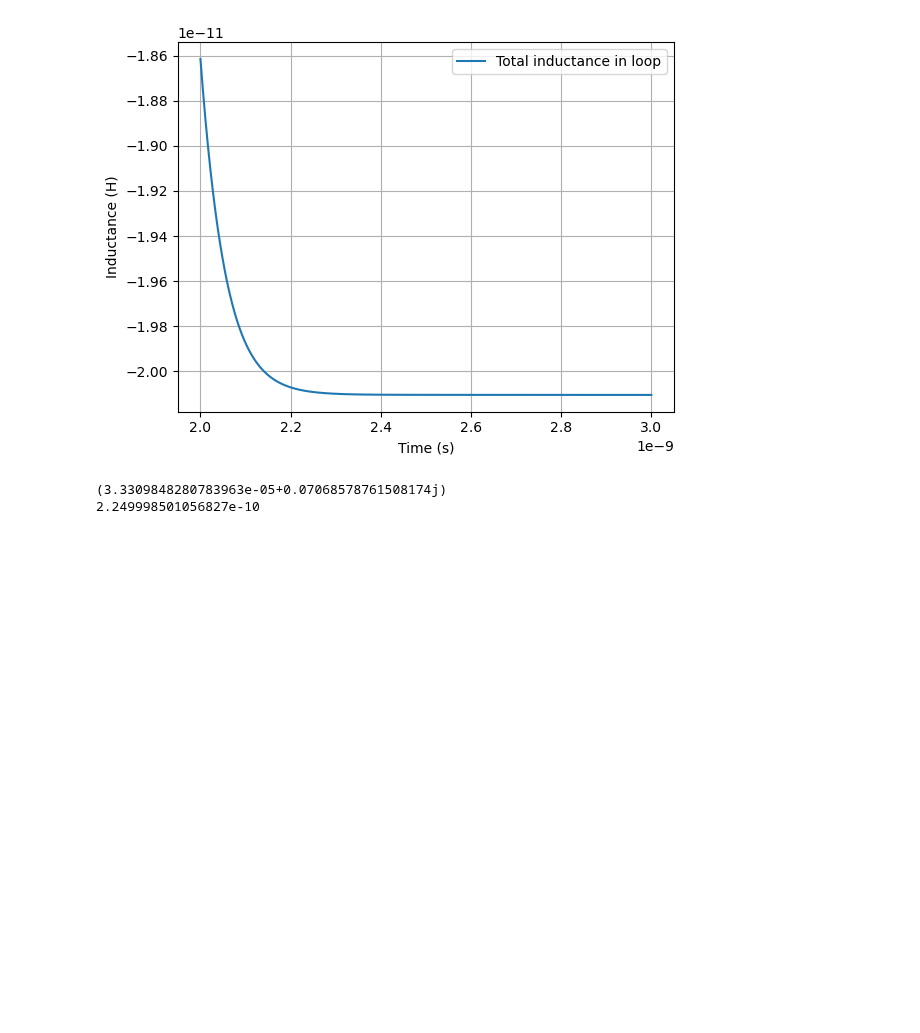
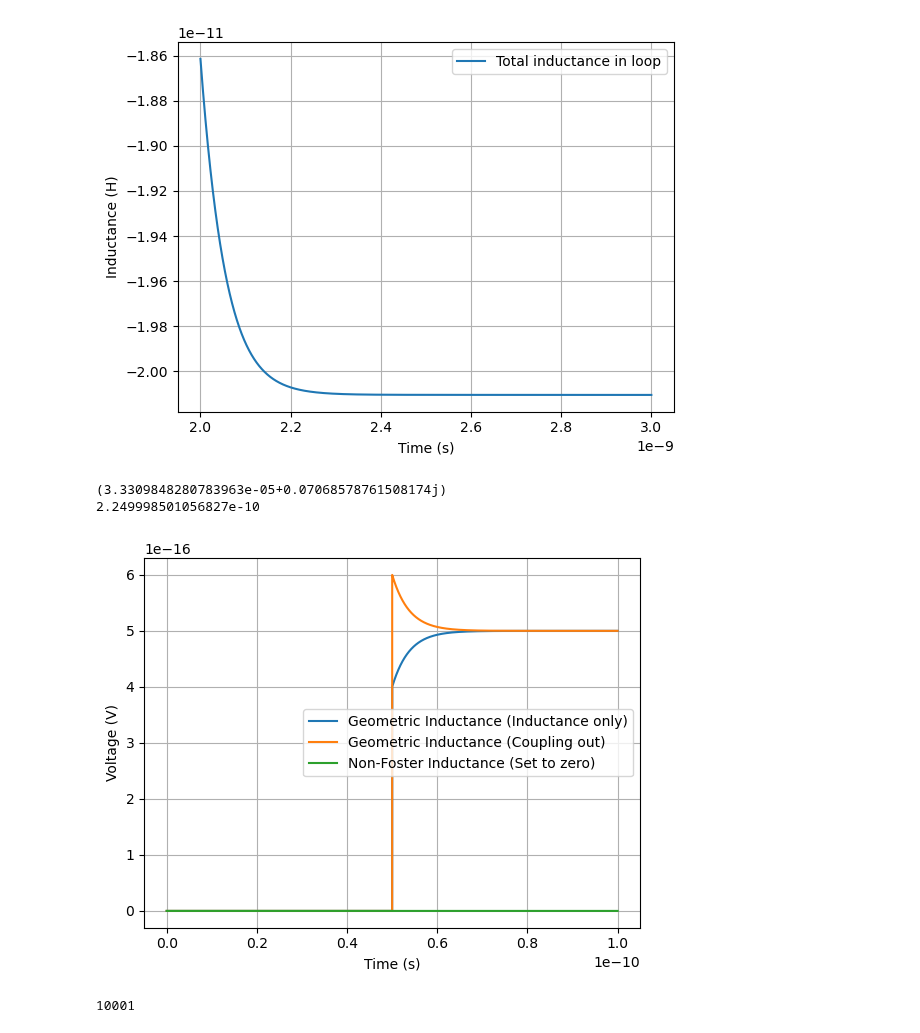
Before and after one commit to SLAC-FPD/bode-fano, a Jupyter notebook: time_domain_bfebest.ipynb, the cells around one changed output. Cells and saved outputs as stored; diff of their text form; code cells hidden in the pictures; blank space fills up the shorter version.

```diff
--- a/time_domain_bfebest.ipynb
+++ b/time_domain_bfebest.ipynb
@@ -338,3 +342,32 @@ print(z_out.imag / omega)
 # %% [output]
 (3.3309848280783963e-05+0.07068578761508174j)
 2.249998501056827e-10
+# %%
+cd = CircuitData()
+cd.filename = "examples/IndCancel_pulsed_1e-15_nobfe"
+cd.read_results()
+# %%
+# When it goes up
+time_array = cd.data["time"].to_numpy()
+voltage_input = cd.data["v(1)-v(0)"].to_numpy()
+voltage_output = cd.data["v(0)-v(7)"].to_numpy()
+voltage_geometric1 = cd.data["v(0)-v(6)"].to_numpy()
+voltage_geometric2 = + cd.data["v(2)-v(1)"].to_numpy()
+voltage_cancel = cd.data["v(6)-v(2)"].to_numpy()
+voltage_jj = cd.data["v(3)-v(0)"].to_numpy()  # Josephson junction
+# %%
+# full thing
+plt.plot(time_array, voltage_geometric1, label="Geometric Inductance (Inductance only)")
+plt.plot(time_array, voltage_geometric2, label="Geometric Inductance (Coupling out)")
+plt.plot(time_array, voltage_cancel, label="Non-Foster Inductance (Set to zero)")
+plt.xlabel("Time (s)")
+plt.ylabel("Voltage (V)")
+plt.grid()
+plt.legend()
+plt.show()
+# %% [output]
+[figure, added]
+# %%
+len(voltage_cancel)
+# %% [output]
+10001
```
Also changed, not shown: parts of 9 cells of this notebook.
